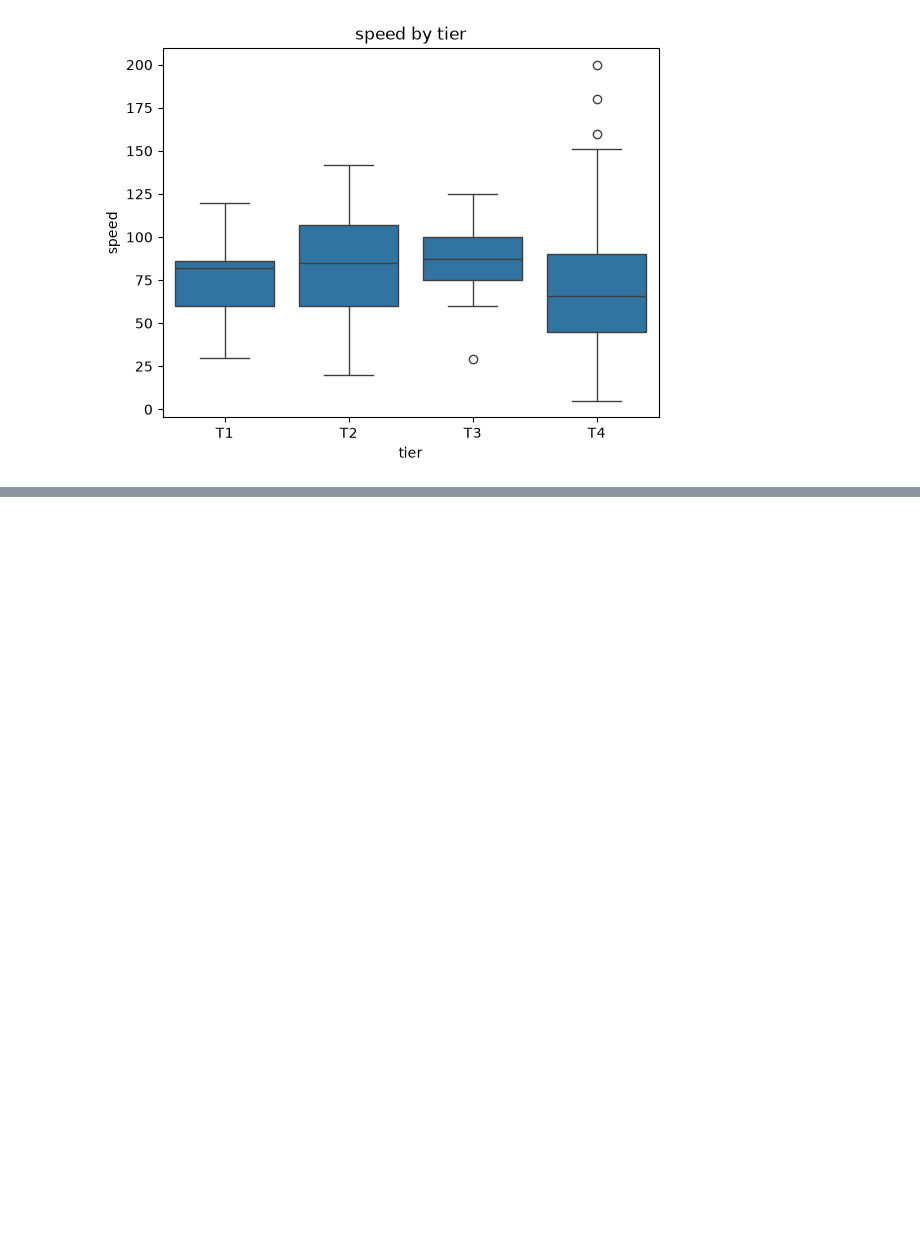
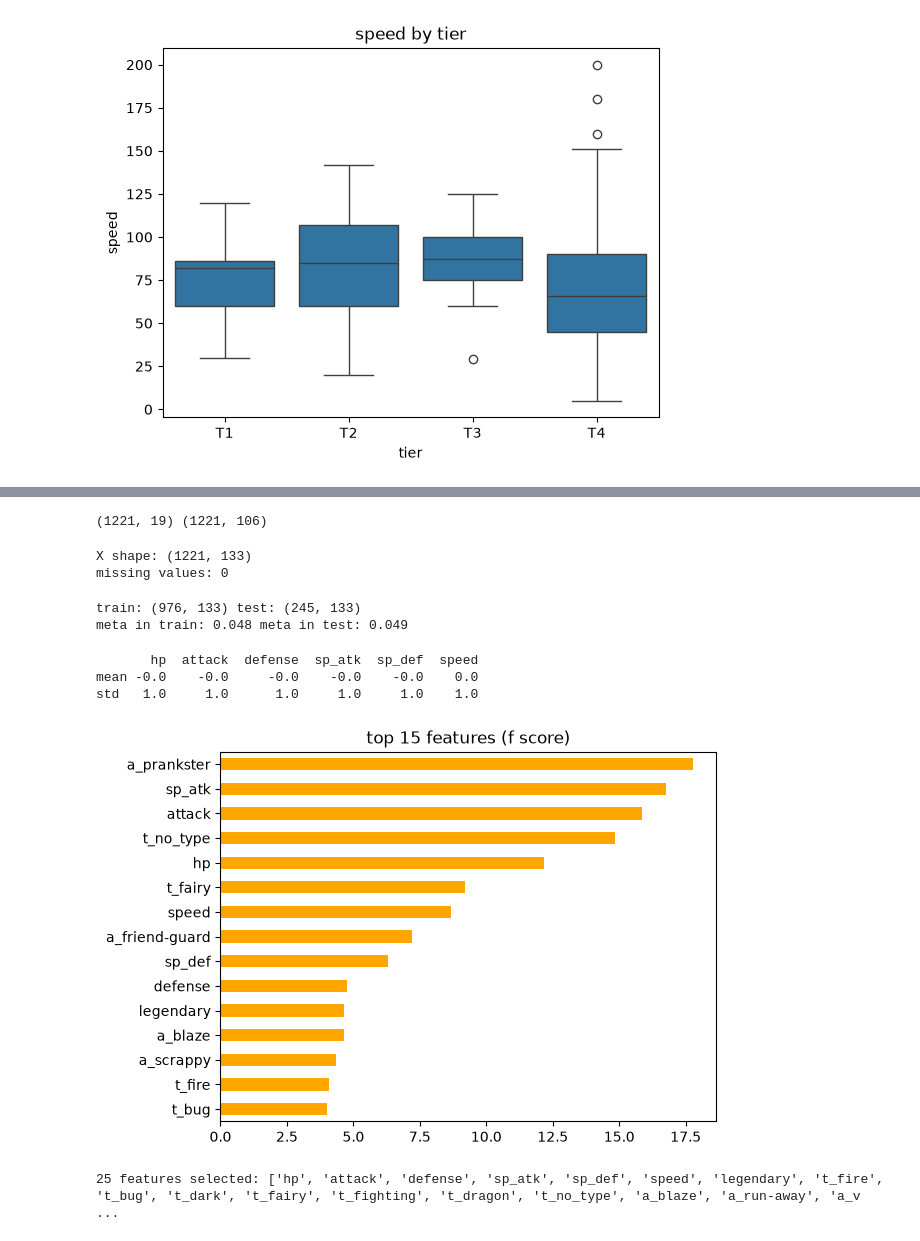
Before and after one commit to 2026dab1297-dotcom/vgc-meta-predictor, a Jupyter notebook: code/main.ipynb, the cells around one changed output, grey strips where cells are left out. Saved outputs shown, nothing was run; the diff lists cells and outputs as text; code cells hidden in the pictures; blank space fills up the shorter version.

Commit message:
Adding Part-2 preprocessing and others
Train-Test split,Scaling and Feature Selection were added

```diff
--- a/code/main.ipynb
+++ b/code/main.ipynb
@@ -165,0 +187,52 @@ Name: count, dtype: int64
+# %%
+tdum = multi(["type1", "type2"], "t_")
+adum = multi(["ability1", "ability2", "hidden_ability"], "a_")
+adum = adum.loc[:, adum.sum() >= 10]    # keep abilities that 10+ pokemon have
+print(tdum.shape, adum.shape)
+# %% [output]
+(1221, 19) (1221, 106)
+# %%
+# total is not used because it is just the sum of the 6 stats
+X = pd.concat([d[st], d[["legendary", "mythical"]].astype(int), tdum, adum], axis=1)
+y = d["mt"]
+print("X shape:", X.shape)
+print("missing values:", X.isna().sum().sum())
+# %% [output]
+X shape: (1221, 133)
+missing values: 0
+# %%
+# train test split 80/20
+Xtr, Xte, ytr, yte = train_test_split(X, y, test_size=0.2, random_state=42, stratify=y)
+print("train:", Xtr.shape, "test:", Xte.shape)
+print("meta in train:", round(ytr.mean(), 3), "meta in test:", round(yte.mean(), 3))
+# %% [output]
+train: (976, 133) test: (245, 133)
+meta in train: 0.048 meta in test: 0.049
+# %%
+# normalization (fit only on train)
+sc = StandardScaler()
+Xtr_s = pd.DataFrame(sc.fit_transform(Xtr), columns=X.columns, index=Xtr.index)
+Xte_s = pd.DataFrame(sc.transform(Xte), columns=X.columns, index=Xte.index)
+print(Xtr_s[st].describe().loc[["mean", "std"]].round(2))
+# %% [output]
+       hp  attack  defense  sp_atk  sp_def  speed
+mean -0.0    -0.0     -0.0    -0.0    -0.0    0.0
+std   1.0     1.0      1.0     1.0     1.0    1.0
+# %%
+# feature selection (best 25 + the 6 stats always kept)
+sel = SelectKBest(f_classif, k=25)
+sel.fit(Xtr_s, ytr)
+fs = pd.Series(sel.scores_, index=X.columns).sort_values(ascending=False)
+fs.head(15).sort_values().plot(kind="barh", color="orange")
+plt.title("top 15 features (f score)")
+plt.show()
+# %% [output]
+[figure, added]
+# %%
+fc = list(X.columns[sel.get_support()])
+fc = list(dict.fromkeys(st + fc))
+print(len(fc), "features selected:", fc)
+Xtr_f = Xtr_s[fc]
+Xte_f = Xte_s[fc]
+# %% [output]
+25 features selected: ['hp', 'attack', 'defense', 'sp_atk', 'sp_def', 'speed', 'legendary', 't_fire', 't_bug', 't_dark', 't_fairy', 't_fighting', 't_dragon', 't_no_type', 'a_blaze', 'a_run-away', 'a_v ...
```
Also changed, not shown: parts of 2 cells of this notebook.
